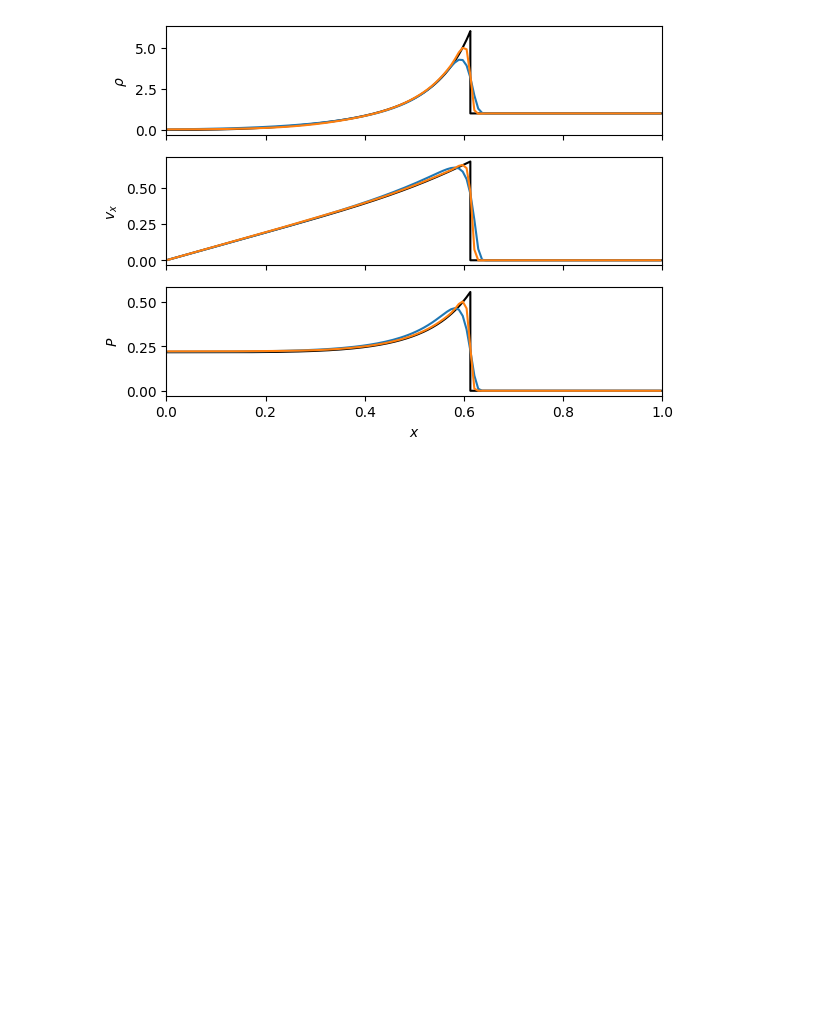
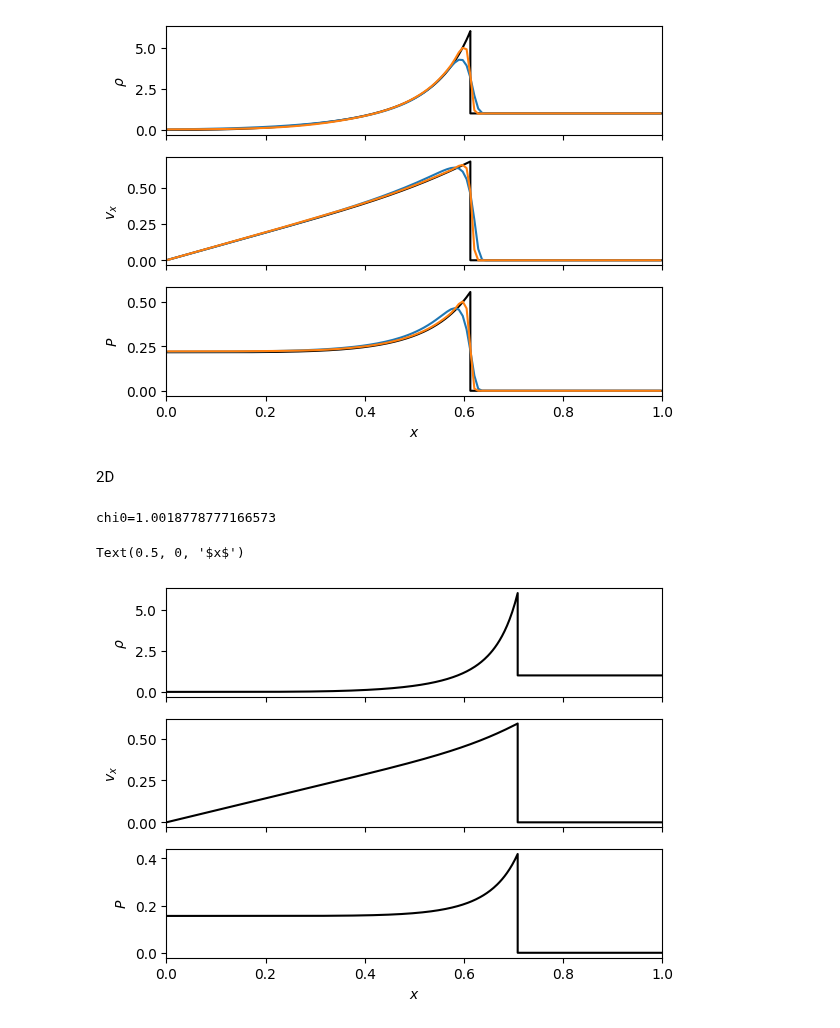
Before and after one commit to jpalafou/FVHOE, a Jupyter notebook: examples/euler/sedov.ipynb, the cells around one changed output. Saved outputs shown, nothing was run; the diff lists cells and outputs as text; code cells hidden in the pictures; blank space fills up the shorter version.

```diff
--- a/examples/euler/sedov.ipynb
+++ b/examples/euler/sedov.ipynb
@@ -91,3 +74,21 @@ ax[2].set_xlim(0, 1)
 fig
 # %% [output]
 [figure]
+# %% [markdown]
+2D
+# %%
+fig, ax = plt.subplots(3, sharex=True)
+
+r, d, u, p = get_analytical_solution(2, gamma, E0, rho0, t)
+ax[0].plot(r, d, label="Analytical", color="k")
+ax[0].set_ylabel(r"$\rho$")
+ax[1].plot(r, u, label="Analytical", color="k")
+ax[1].set_ylabel(r"$v_x$")
+ax[2].plot(r, p, label="Analytical", color="k")
+ax[2].set_ylabel(r"$P$")
+ax[2].set_xlim(0, 1)
+ax[2].set_xlabel(r"$x$")
+# %% [output]
+chi0=1.0018778777166573
+Text(0.5, 0, '$x$')
+[figure, added]
```
Also changed, not shown: parts of 4 cells of this notebook, 13 other files.
